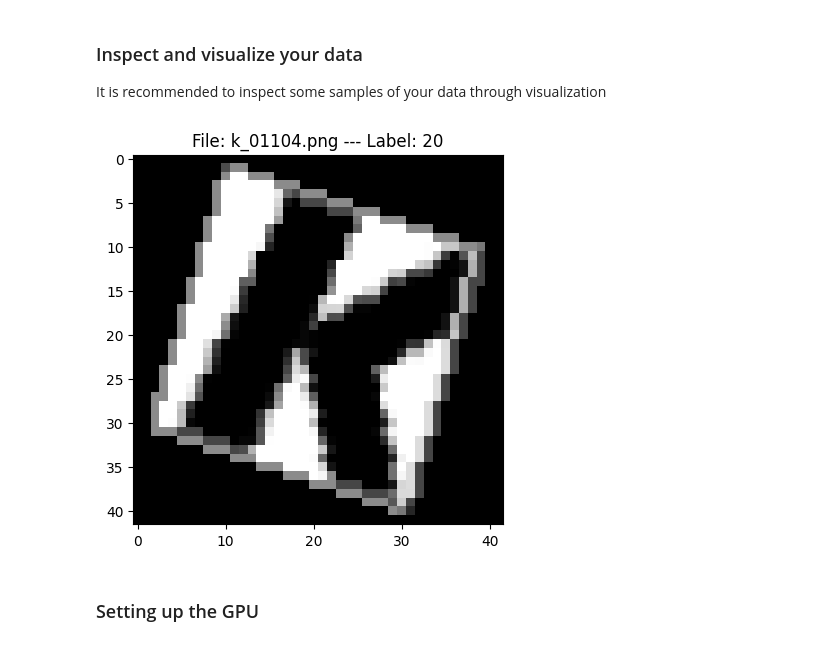
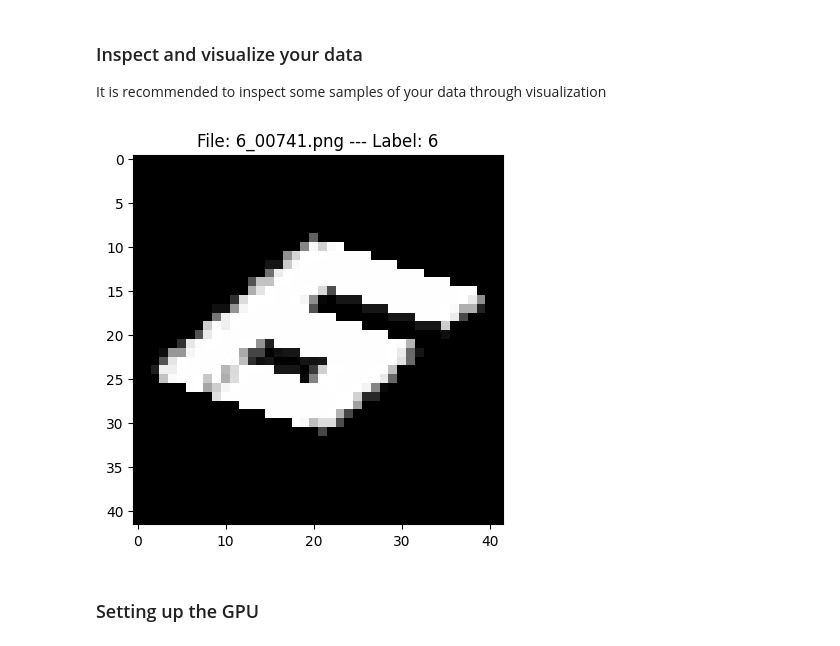
Before and after one commit to ItsMeNengYi/CS4243-mini-project, a Jupyter notebook: ze-hao_char_identification_model_training.ipynb, the cells around one changed output. Drawn from its saved outputs; the diff is of its cells as text; code cells hidden in the pictures.

Commit message:
Train 95% val accuracy char model

```diff
--- a/ze-hao_char_identification_model_training.ipynb
+++ b/ze-hao_char_identification_model_training.ipynb
@@ -154,28 +158,15 @@ class CharDataset(torch.utils.data.Dataset):
-# %%
-from torch.utils.data import DataLoader, random_split
-
-# Make dataset
-dataset = CharDataset(data_dir=train_data_dir, is_train=True)
-
-# Split 90% train, 10% val datasets
-val_size = int(0.1 * len(dataset))
-train_size = len(dataset) - val_size
-train_dataset, val_dataset = random_split(dataset, [train_size, val_size])
-
-train_dataloader = DataLoader(train_dataset, batch_size=128, shuffle=True, num_workers=0, pin_memory=True)
-val_dataloader = DataLoader(val_dataset, batch_size=128, shuffle=False, num_workers=0, pin_memory=True)
 # %% [markdown]
 ### Inspect and visualize your data
 
 It is recommended to inspect some samples of your data through visualization
 # %%
-img_id, X_transformed, y = train_dataset[1]
+img_id, X_transformed, y = train_dataset[0]
 
 plt.imshow(X_transformed[0], cmap='gray')
 plt.title(f'File: {img_id} --- Label: {y}')
 plt.show()
 # %% [output]
-[figure, old version]
+[figure, new version]
 # %% [markdown]
 
 ### Setting up the GPU
```
Also changed, not shown: parts of 6 cells of this notebook, 4 other files.
